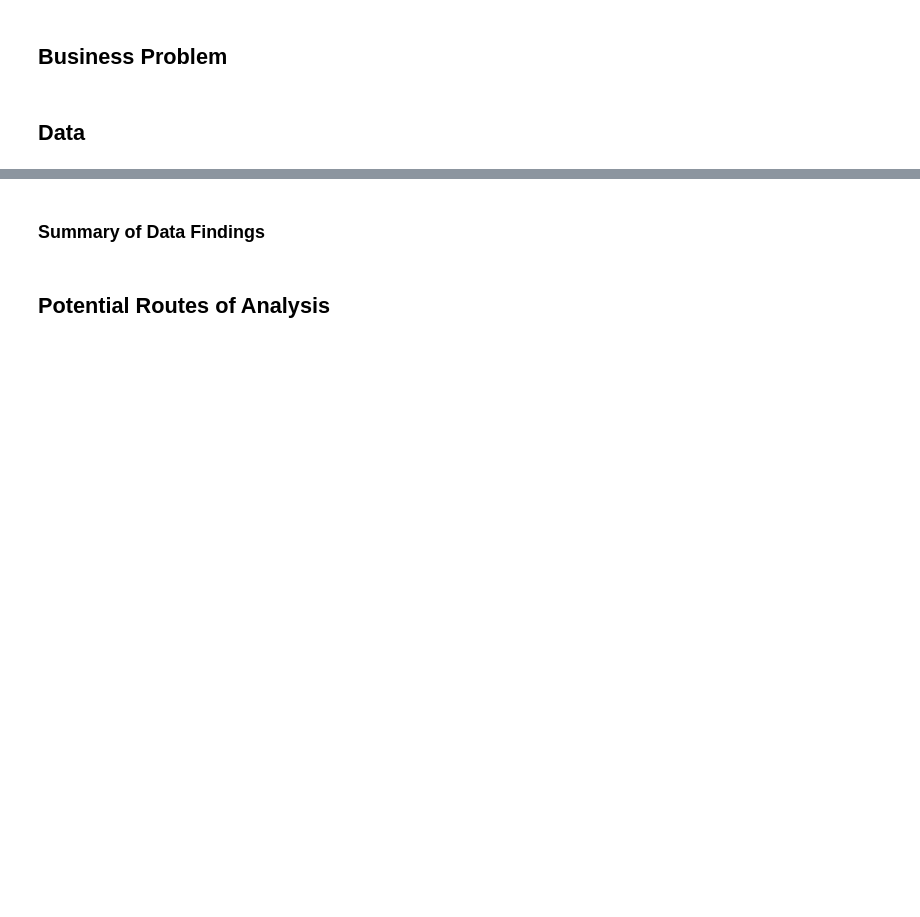
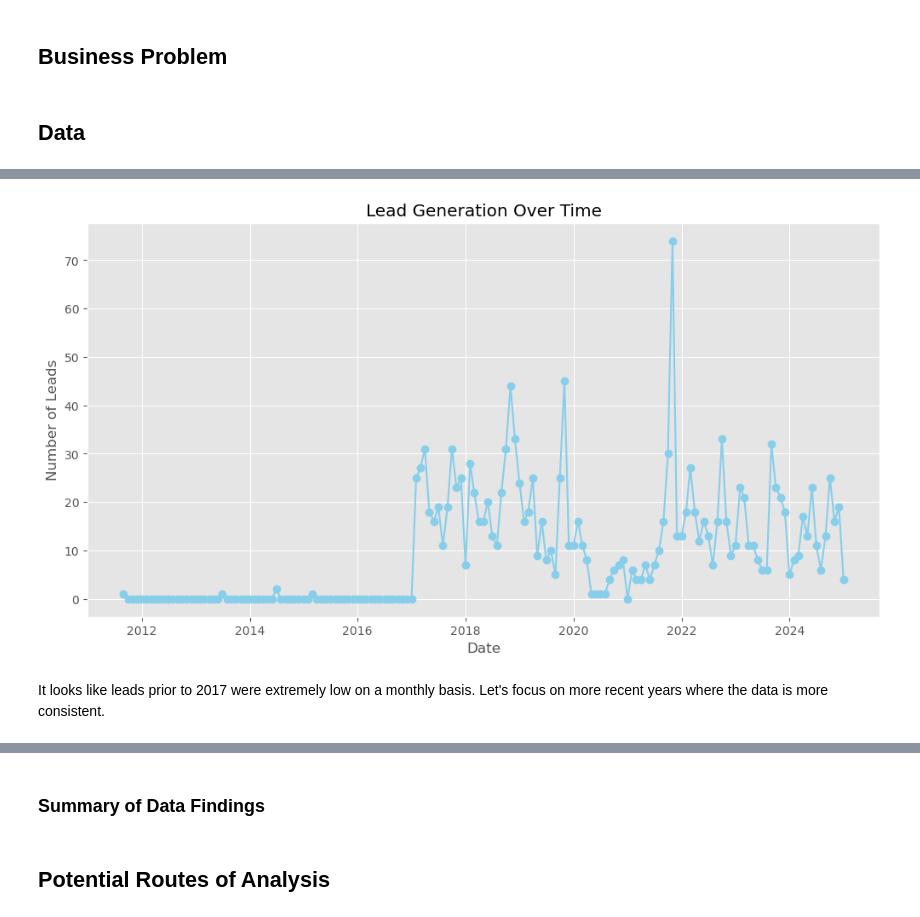
Before and after one commit to elijahlopez94/trends_in_supplemental_education_program, a Jupyter notebook: eda_notebook.ipynb, the cells around one changed output, grey strips where cells are left out. Saved outputs shown, nothing was run; the diff lists cells and outputs as text; code cells hidden in the pictures; blank space fills up the shorter version.

```diff
--- a/eda_notebook.ipynb
+++ b/eda_notebook.ipynb
@@ -10,0 +195,5 @@ Author: Elijah Lopez
+# %%
+# Group leads by month
+monthly_leads = leads['conversion_status'].resample('M').count()    # Use conversion_status because it has no nulls
+monthly_leads.index = pd.to_datetime(monthly_leads.index)
+monthly_leads
@@ -10,0 +214,15 @@ Author: Elijah Lopez
+# %%
+# Plot monthly leads over time
+plt.figure(figsize=(12, 6))
+plt.plot(monthly_leads.index, monthly_leads.values, marker='o', linestyle='-', color='skyblue')
+
+# Add title and labels
+plt.title('Lead Generation Over Time')
+plt.xlabel('Date')
+plt.ylabel('Number of Leads')
+plt.grid(True)
+plt.show();
+# %% [output]
+[figure, added]
+# %% [markdown]
+It looks like leads prior to 2017 were extremely low on a monthly basis. Let's focus on more recent years where the data is more consistent.
```
Also changed, not shown: parts of 66 cells of this notebook.
